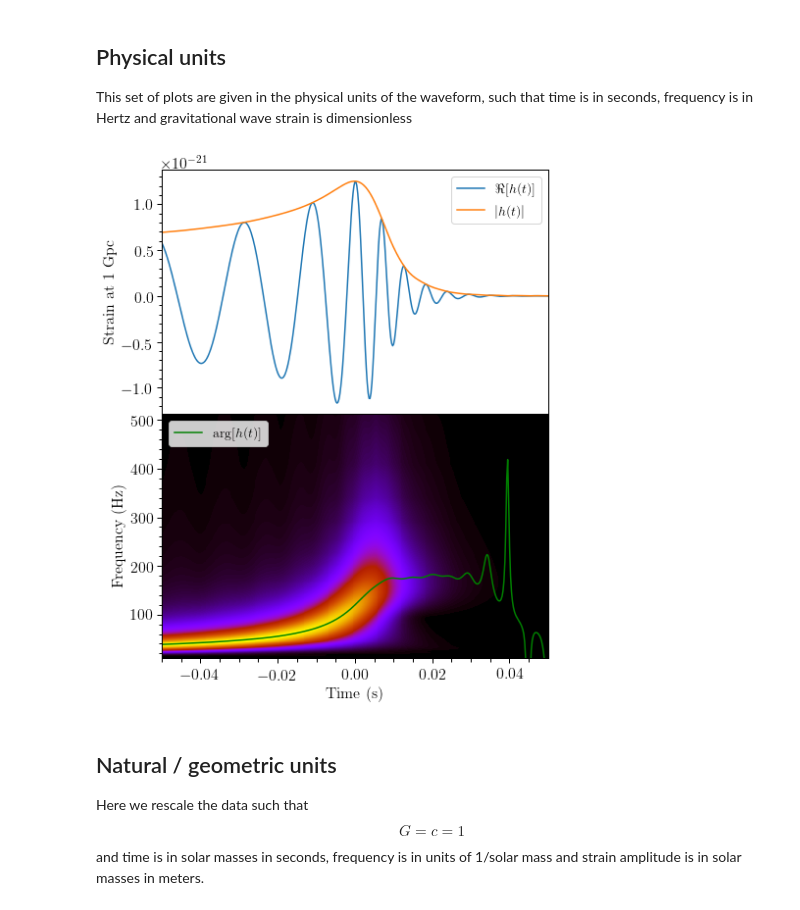
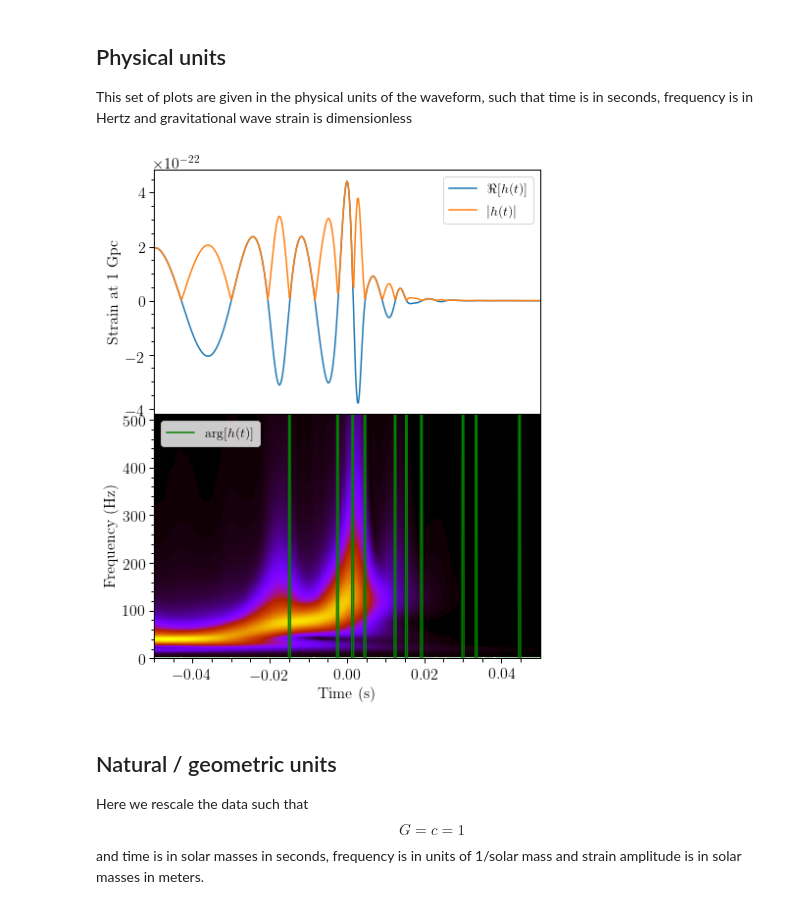
Before and after one commit to astroclark/bbh-tfmaps, a Jupyter notebook: bbh-maps.ipynb, the cells around one changed output. Cells and saved outputs as stored; diff of their text form; code cells hidden in the pictures.

```diff
--- a/bbh-maps.ipynb
+++ b/bbh-maps.ipynb
@@ -64,7 +64,7 @@ The following sections define where to save data, the BBH waveform to generate a
  * `numrel_data`: The numerical relativity simulation to use
 # %%
 savepath = "/bbh-tfmaps"
-numrel_data = '/waves/GT0448.h5'
+numrel_data = '/waves/GT0577.h5'
 # %% [markdown]
 ### Waveform configuration
  * `mass`: total mass of the system in solar masses
@@ -82,3 +79,6 @@ iota=0.0
+# %%
+phi=6.10865238198
+iota=np.pi/2
 # %% [markdown]
 ### Time-frequency Decomposition
 This section determines the range of frequencies we observe, and the resolution of the time-frequency maps.
@@ -144,7 +144,7 @@ wplane = cwt_result['map']
 # Interpolate the spectrogram to a finer frequency grid for smoother plots
 # XXX: worth checking that we don't introduce artifacts here
 interpolant = interp1d(wfreqs, wplane, axis=0)
-wfreqs = np.arange(wfreqs.min(), 512)
+wfreqs = np.arange(wfreqs.min(), max_scale)
 wplane = interpolant(wfreqs)
 # %% [markdown]
 # Results
@@ -183,36 +183,36 @@ ax[1].legend(loc='upper left')
 # XXX Do not delete this, in case we want a colorbar later
 # cbaxes = fig.add_axes([0.1275, 0.9, 0.77, 0.03])
 # cbar=fig.colorbar(p_qstrain, orientation='horizontal', cax=cbaxes)
 # cbar.ax.xaxis.set_ticks_position('top')
 # cbar.ax.xaxis.set_label_position('top')
 # ax.clabel(c_qstrain, inline=1, fmt="%.1f", fontsize=14)
 
 
 for i in xrange(len(ax)):
 
     ax[i].set_xlim(-0.05,0.05)
 
     if i==0:
         ax[i].set_ylabel(r'$\textrm{Strain at 1 Gpc}$')
     if i==1:
-        ax[i].set_ylim(10,512)
+        ax[i].set_ylim(0,max_scale)
         ax[i].set_xlabel(r'$\textrm{Time (s)}$')
         ax[i].set_ylabel(r'$\textrm{Frequency (Hz)}$')
 
     # Beautify the lines
     touchbox(ax[i])
 
 plt.subplots_adjust(hspace=0)
 
 # Determine figure name from numrel file and orientation
 figname=os.path.join(savepath,
                      os.path.basename(numrel_data).replace('.h5','')
-                     +'_iota-%f'%iota+'_phi-%f'%phi+'.png')
+                     +'_iota-%f'%(iota*180/np.pi)+'_phi-%f'%(phi*180/np.pi)+'.png')
 plt.savefig(figname)
 
 plt.show()
 # %% [output]
-[figure, old version]
+[figure, new version]
 # %% [markdown]
 ## Natural / geometric units
 Here we rescale the data such that $$G=c=1$$ and time is in solar masses in seconds, frequency is in units of 1/solar mass and strain amplitude is in solar masses in meters.
```
Also changed, not shown: parts of 2 cells of this notebook.
